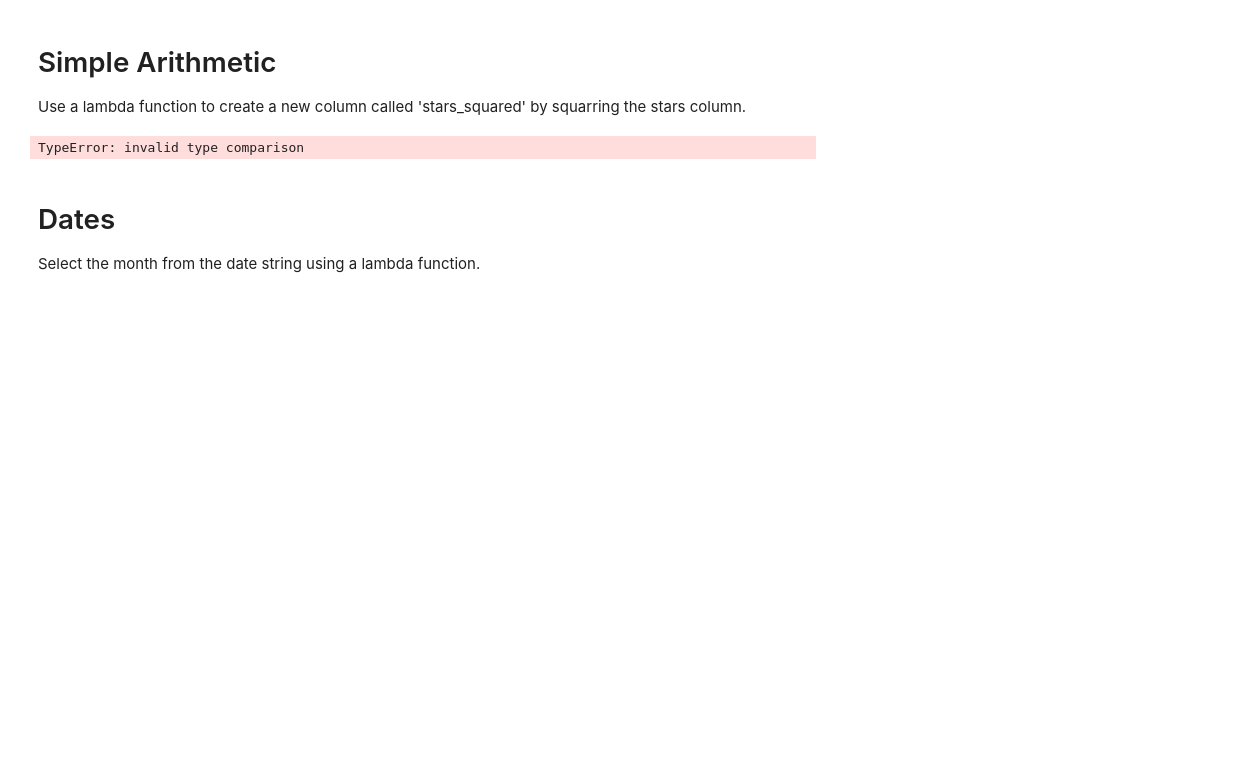
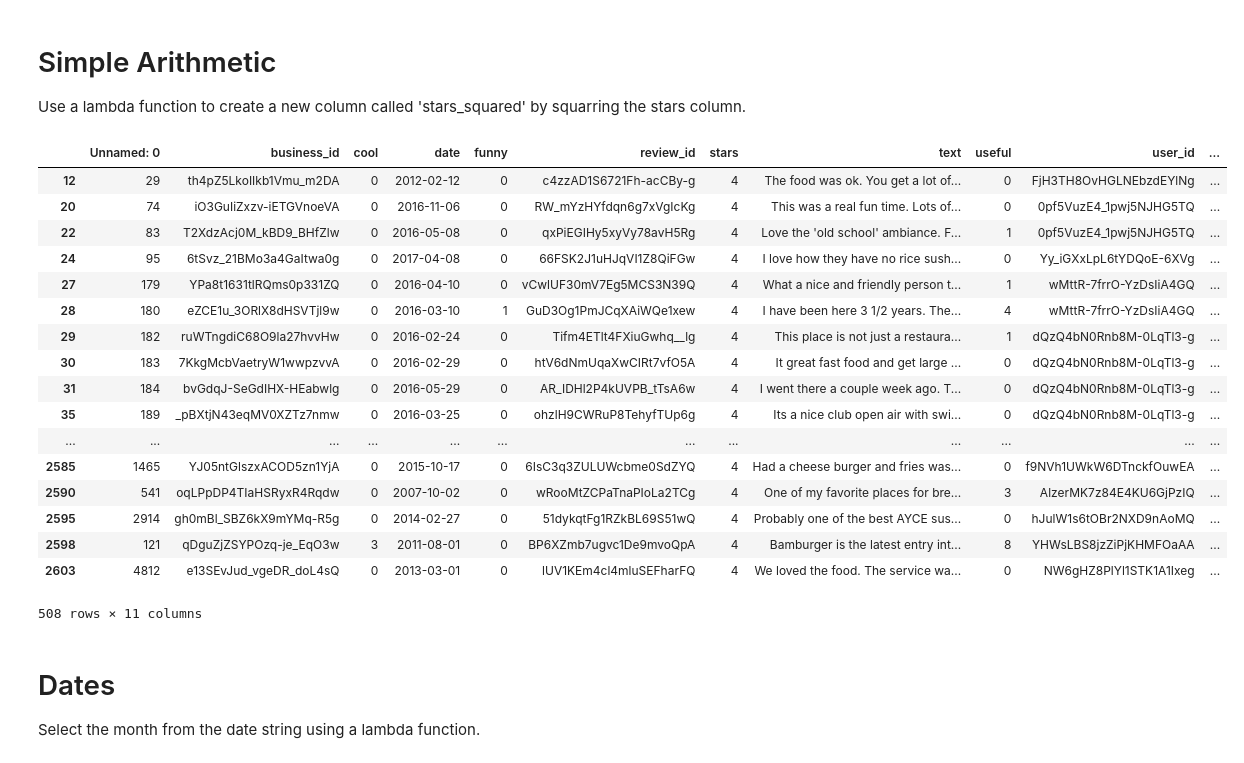
Before and after one commit to abukhimani/dsc-1-04-04-lambda-functions-lab-nyc-ds-career-012819, a Jupyter notebook: index.ipynb, the cells around one changed output. Saved outputs shown, nothing was run; the diff lists cells and outputs as text; code cells hidden in the pictures; blank space fills up the shorter version.

```diff
--- a/index.ipynb
+++ b/index.ipynb
@@ -29,9 +29,26 @@ Use a lambda function to create a new column called 'stars_squared' by squarring
 # %%
 df['stars_squared'] = df['stars'].map(lambda x: x**2)
 # %%
-df[df['stars']==4
+df[df['stars']==4]
 # %% [output]
+|  | Unnamed: 0 | business_id | cool | date | funny | review_id | stars | text | useful | user_id | ... |
+| 12 | 29 | th4pZ5LkoIIkb1Vmu_m2DA | 0 | 2012-02-12 | 0 | c4zzAD1S6721Fh-acCBy-g | 4 | The food was ok. You get a lot of... | 0 | FjH3TH8OvHGLNEbzdEYlNg | ... |
+| 20 | 74 | iO3GuIiZxzv-iETGVnoeVA | 0 | 2016-11-06 | 0 | RW_mYzHYfdqn6g7xVgIcKg | 4 | This was a real fun time. Lots of... | 0 | 0pf5VuzE4_1pwj5NJHG5TQ | ... |
+| 22 | 83 | T2XdzAcj0M_kBD9_BHfZlw | 0 | 2016-05-08 | 0 | qxPiEGIHy5xyVy78avH5Rg | 4 | Love the 'old school' ambiance. F... | 1 | 0pf5VuzE4_1pwj5NJHG5TQ | ... |
+| 24 | 95 | 6tSvz_21BMo3a4GaItwa0g | 0 | 2017-04-08 | 0 | 66FSK2J1uHJqVI1Z8QiFGw | 4 | I love how they have no rice sush... | 0 | Yy_iGXxLpL6tYDQoE-6XVg | ... |
+| 27 | 179 | YPa8t1631tlRQms0p331ZQ | 0 | 2016-04-10 | 0 | vCwlUF30mV7Eg5MCS3N39Q | 4 | What a nice and friendly person t... | 1 | wMttR-7frrO-YzDsIiA4GQ | ... |
+| 28 | 180 | eZCE1u_3ORlX8dHSVTjl9w | 0 | 2016-03-10 | 1 | GuD3Og1PmJCqXAiWQe1xew | 4 | I have been here 3 1/2 years. The... | 4 | wMttR-7frrO-YzDsIiA4GQ | ... |
+| 29 | 182 | ruWTngdiC68O9la27hvvHw | 0 | 2016-02-24 | 0 | Tifm4ETlt4FXiuGwhq__lg | 4 | This place is not just a restaura... | 1 | dQzQ4bN0Rnb8M-0LqTl3-g | ... |
+| 30 | 183 | 7KkgMcbVaetryW1wwpzvvA | 0 | 2016-02-29 | 0 | htV6dNmUqaXwCIRt7vfO5A | 4 | It great fast food and get large ... | 0 | dQzQ4bN0Rnb8M-0LqTl3-g | ... |
+| 31 | 184 | bvGdqJ-SeGdIHX-HEabwlg | 0 | 2016-05-29 | 0 | AR_IDHl2P4kUVPB_tTsA6w | 4 | I went there a couple week ago. T... | 0 | dQzQ4bN0Rnb8M-0LqTl3-g | ... |
+| 35 | 189 | _pBXtjN43eqMV0XZTz7nmw | 0 | 2016-03-25 | 0 | ohzlH9CWRuP8TehyfTUp6g | 4 | Its a nice club open air with swi... | 0 | dQzQ4bN0Rnb8M-0LqTl3-g | ... |
+| ... | ... | ... | ... | ... | ... | ... | ... | ... | ... | ... | ... |
+| 2585 | 1465 | YJ05ntGlszxACOD5zn1YjA | 0 | 2015-10-17 | 0 | 6IsC3q3ZULUWcbme0SdZYQ | 4 | Had a cheese burger and fries was... | 0 | f9NVh1UWkW6DTnckfOuwEA | ... |
+| 2590 | 541 | oqLPpDP4TIaHSRyxR4Rqdw | 0 | 2007-10-02 | 0 | wRooMtZCPaTnaPIoLa2TCg | 4 | One of my favorite places for bre... | 3 | AlzerMK7z84E4KU6GjPzIQ | ... |
+| 2595 | 2914 | gh0mBl_SBZ6kX9mYMq-R5g | 0 | 2014-02-27 | 0 | 51dykqtFg1RZkBL69S51wQ | 4 | Probably one of the best AYCE sus... | 0 | hJulW1s6tOBr2NXD9nAoMQ | ... |
+| 2598 | 121 | qDguZjZSYPOzq-je_EqO3w | 3 | 2011-08-01 | 0 | BP6XZmb7ugvc1De9mvoQpA | 4 | Bamburger is the latest entry int... | 8 | YHWsLBS8jzZiPjKHMFOaAA | ... |
+| 2603 | 4812 | e13SEvJud_vgeDR_doL4sQ | 0 | 2013-03-01 | 0 | lUV1KEm4cl4mluSEFharFQ | 4 | We loved the food. The service wa... | 0 | NW6gHZ8PlYl1STK1A1Ixeg | ... |
-TypeError: invalid type comparison
+508 rows × 11 columns
 # %% [markdown]
 # Dates
 Select the month from the date string using a lambda function.
```
